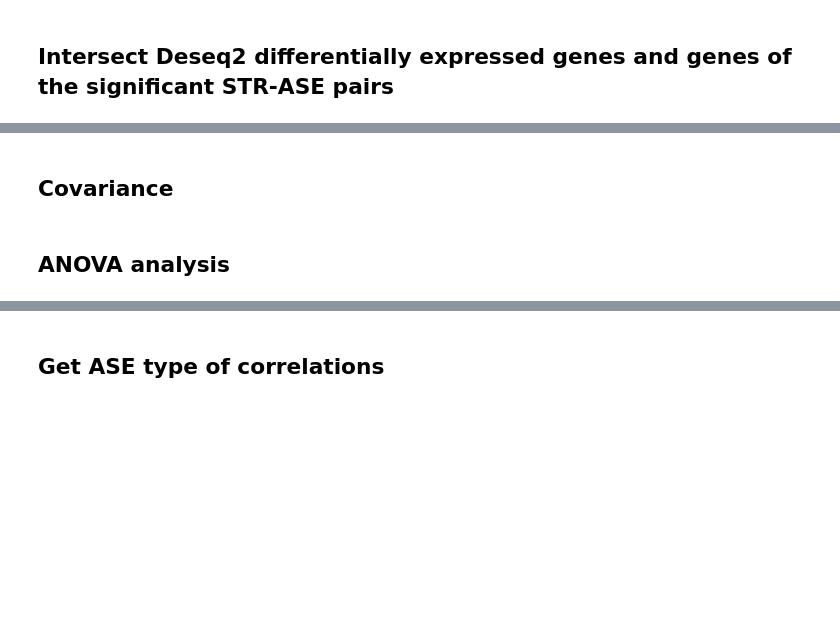
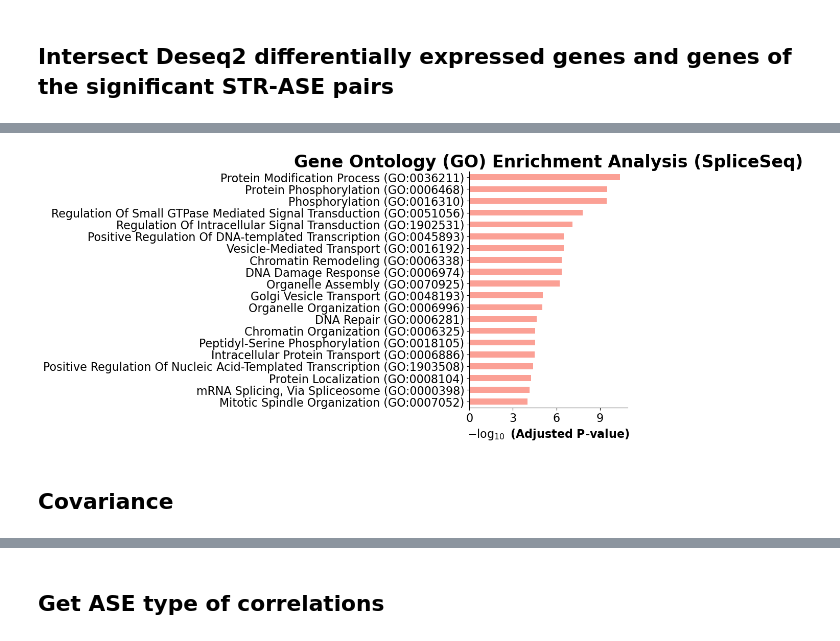
Before and after one commit to rabiaayyche/str_crc, a Jupyter notebook: src/str_ase.ipynb, the cells around one changed output, grey strips where cells are left out. Drawn from its saved outputs; the diff is of its cells as text; code cells hidden in the pictures; blank space fills up the shorter version.

```diff
--- a/src/str_ase.ipynb
+++ b/src/str_ase.ipynb
@@ -457,7 +458,6 @@ def calculate_str_ase_correlation_spliceseq(pivot_annotated_spliceseq):
     # iterate over the CRC STR-ASE pairs
     print(len(str_ase_pairs_spliceseq))
     for i in range(len(str_ase_pairs_spliceseq)):
-            print(i)
             crc_str = pivot_annotated_spliceseq[pivot_annotated_spliceseq['tmp_id'] == str_ase_pairs_spliceseq['tmp_id'].iloc[i]].iloc[:,3:].iloc[0].tolist()
             # Create data frame of the selected STR and ASE
             filtered_df = df_SpliceSeq[
@@ -473,7 +473,6 @@ def calculate_str_ase_correlation_spliceseq(pivot_annotated_spliceseq):
             df = df.fillna(0)
             # Calculate pearson_coefficient and p_value for each STR-ASE pair
             correlation_coefficient, p_value = pearsonr(df['crc_str'], df['ase'])
-            print(correlation_coefficient, p_value)
             str_ase_spliceseq = {'crc_str': str_ase_pairs_spliceseq['tmp_id'].iloc[i],
                                 'as_id': str_ase_pairs_spliceseq['as-id'].iloc[i],
                                 'gene_names': str_ase_pairs_spliceseq['gene_names'].iloc[i],
@@ -481,18 +480,19 @@ def calculate_str_ase_correlation_spliceseq(pivot_annotated_spliceseq):
                                 'pearson_coefficient': correlation_coefficient,
                                 'p_value': p_value}
             df_str_ase_spliceseq = df_str_ase_spliceseq.append(str_ase_spliceseq, ignore_index=True)
-
+            if i % 1000 == 0:
+                print(i)
     # Sort data frame by 'pearson_coefficient'
     df_str_ase_spliceseq = df_str_ase_spliceseq.sort_values(by='pearson_coefficient', ascending=False)
 
-    return df_str_ase_spliceseq, str_ase_pairs_spliceseq
+    return df_str_ase_spliceseq, str_ase_pairs_spliceseq, cols_str_ase_spliceseq, df_SpliceSeq
 # %%
 if __name__=='__main__':
     pivot_annotated_spliceseq, pivot_df_spliceseq = create_str_pivot("/Users/aychaserradj/Desktop/ZHAW/Praktikum/data/COAD_pt.csv",
                                   "/Users/aychaserradj/Desktop/ZHAW/Praktikum/data/READ_pt.csv",
                                   "/Users/aychaserradj/Desktop/ZHAW/Praktikum/data/tral_and_perf_panel_meta_info_updated.tsv")
     # Execute correlation calulation for SpliceSeq
-    df_str_ase_spliceseq, str_ase_pairs_spliceseq = calculate_str_ase_correlation_spliceseq(pivot_annotated_spliceseq)
+    df_str_ase_spliceseq, str_ase_pairs_spliceseq, cols_str_ase_spliceseq, df_SpliceSeq = calculate_str_ase_correlation_spliceseq(pivot_annotated_spliceseq)
 
     mask = (df_str_ase_spliceseq['p_value'] >= 0) & (df_str_ase_spliceseq['p_value'] <= 1)
     df_str_ase_spliceseq = df_str_ase_spliceseq[mask]
@@ -651,9 +665,11 @@ plt.show()
 # %%
 # GO_Biological_Process_2023
 # KEGG_2021_Human
-enr_spliceseq = gp.enrichr(gene_list=list(df_str_ase_spliceseq[df_str_ase_spliceseq['adjusted_p_value'] < 0.05]['gene_names'].unique()), gene_sets='GO_Biological_Process_2023', outdir='enrich/enrichr_go_spliceseq')
-gp.barplot(enr_spliceseq.res2d, title='Gene Ontology (GO) Enrichment Analysis (SpliceSeq)', top_term=20)
+go_spliceseq = gp.enrichr(gene_list=list(df_str_ase_spliceseq[df_str_ase_spliceseq['adjusted_p_value'] < 0.05]['gene_names'].unique()), gene_sets='GO_Biological_Process_2023', outdir='enrich/enrichr_go_spliceseq')
+gp.barplot(go_spliceseq.res2d, title='Gene Ontology (GO) Enrichment Analysis (SpliceSeq)', top_term=20)
 plt.show()
+# %% [output]
+[figure, added]
 # %% [markdown]
 ## Covariance
 # %%
@@ -666,2 +686,0 @@ df_SplAdder_selected
-# %% [markdown]
-## ANOVA analysis
```
Also changed, not shown: parts of 57 cells of this notebook.
